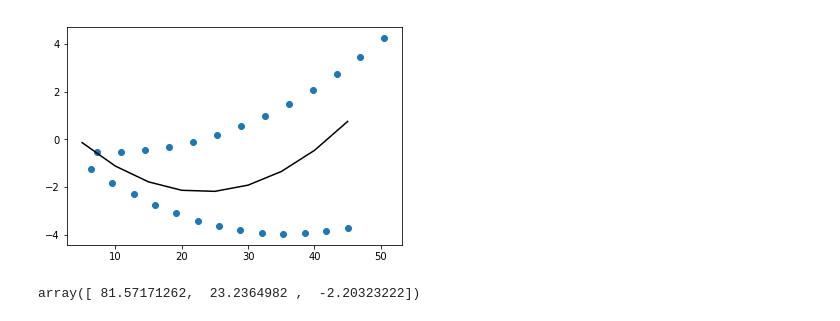
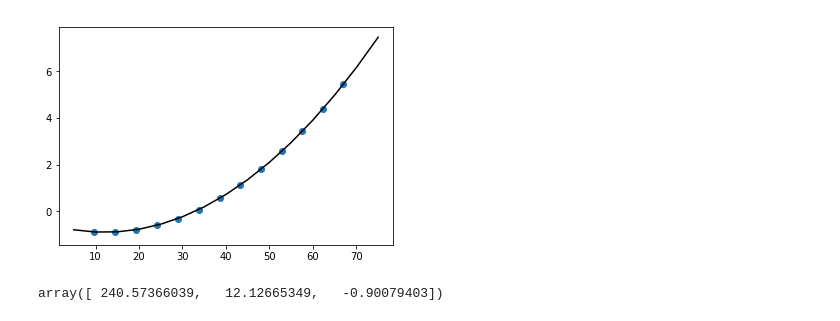
Before and after one commit to LAL/tracking, a Jupyter notebook: notebook_fitting.ipynb, the cells around one changed output. Drawn from its saved outputs; the diff is of its cells as text; code cells hidden in the pictures.

```diff
--- a/notebook_fitting.ipynb
+++ b/notebook_fitting.ipynb
@@ -10,9 +10,9 @@ from scipy.optimize import curve_fit
 # %%
 df = pd.read_csv("result_truth_200.csv")
 # %%
-ievent = 1
-iparticle=1001
-itrack = 1000
+ievent = 0
+iparticle=6
+itrack =5
 
 df_event=df.loc[df['event']==ievent]
 df_particle=df_event[df['particle']==iparticle]
@@ -112,11 +96,11 @@ x,y
 # %%
-xp=np.arange(5.,50.,5.)
+xp=np.arange(5.,80.,5.)
 plt.plot(xp,func(xp,popt[0],popt[1],popt[2]),'k')
 plt.scatter(xr,yr)
 plt.show()
 # %% [output]
-[figure, old version]
+[figure, new version]
 # %%
 popt
 # %% [output]
-array([ 81.57171262,  23.2364982 ,  -2.20323222])
+array([ 240.57366039,   12.12665349,   -0.90079403])
```
Also changed, not shown: parts of 6 cells of this notebook, 3 other files.
